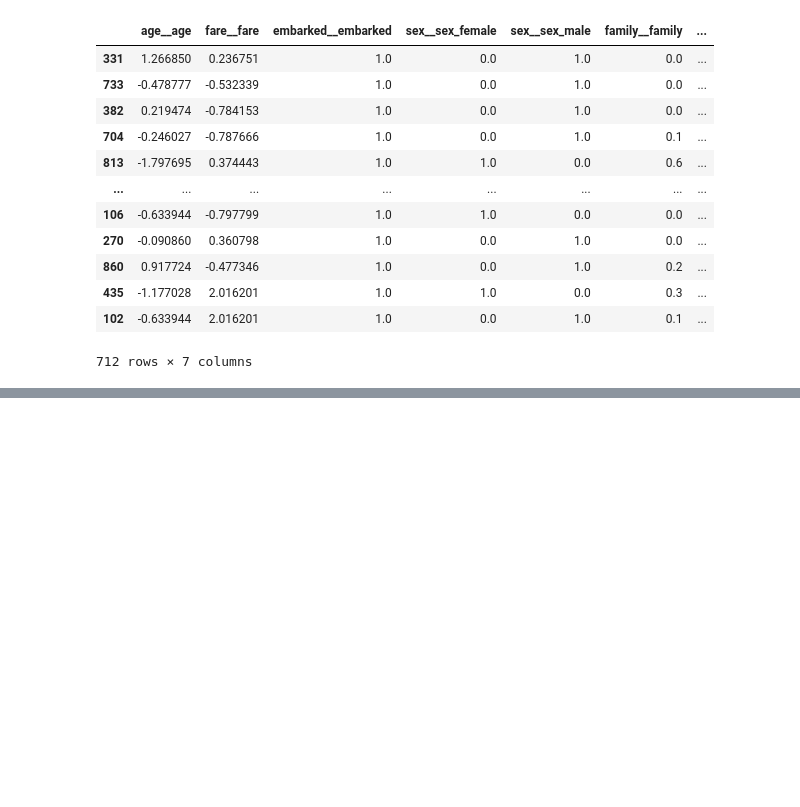
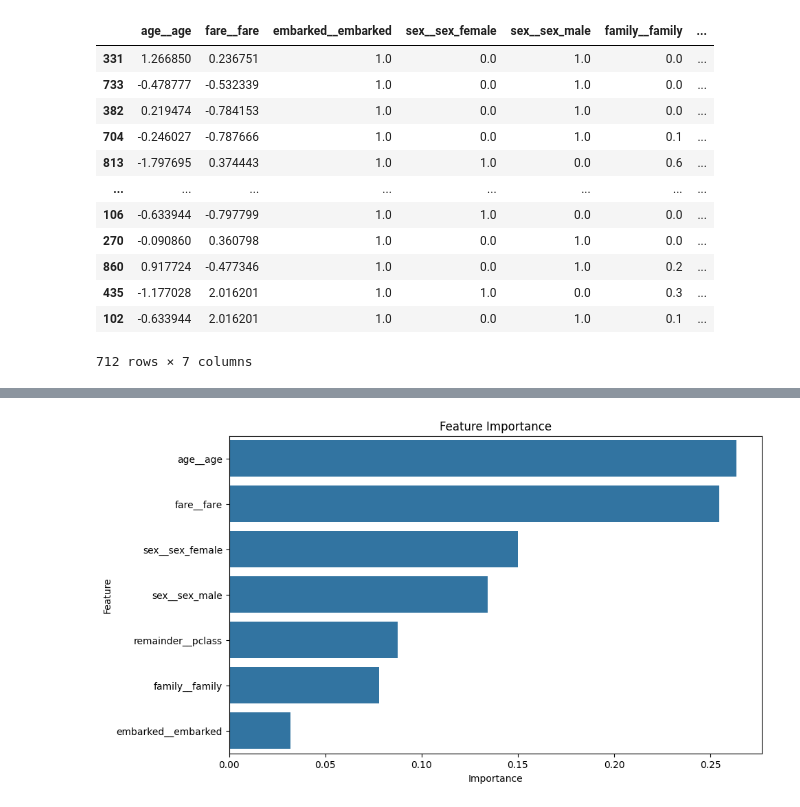
Before and after one commit to shivam92211/SHIVAM-SCIFOR, a Jupyter notebook: Minor-Project1/titanic.ipynb, the cells around one changed output, grey strips where cells are left out. Drawn from its saved outputs; the diff is of its cells as text; code cells hidden in the pictures; blank space fills up the shorter version.

```diff
--- a/Minor-Project1/titanic.ipynb
+++ b/Minor-Project1/titanic.ipynb
@@ -340,0 +386,16 @@ preprocessor.get_params()
+# %%
+# Visualize feature importance if using RandomForestClassifier
+if hasattr(model_pipeline.named_steps['classifier'], 'feature_importances_'):
+    feature_importances = model_pipeline.named_steps['classifier'].feature_importances_
+    feature_names = model_pipeline.named_steps['preprocessor'].get_feature_names_out()
+    importance_df = pd.DataFrame({
+        'Feature': feature_names,
+        'Importance': feature_importances
+    }).sort_values(by='Importance', ascending=False)
+
+    plt.figure(figsize=(10, 6))
+    sns.barplot(x='Importance', y='Feature', data=importance_df)
+    plt.title('Feature Importance')
+    plt.show()
+# %% [output]
+[figure, added]
```
Also changed, not shown: parts of 9 cells of this notebook, 5 other files.
